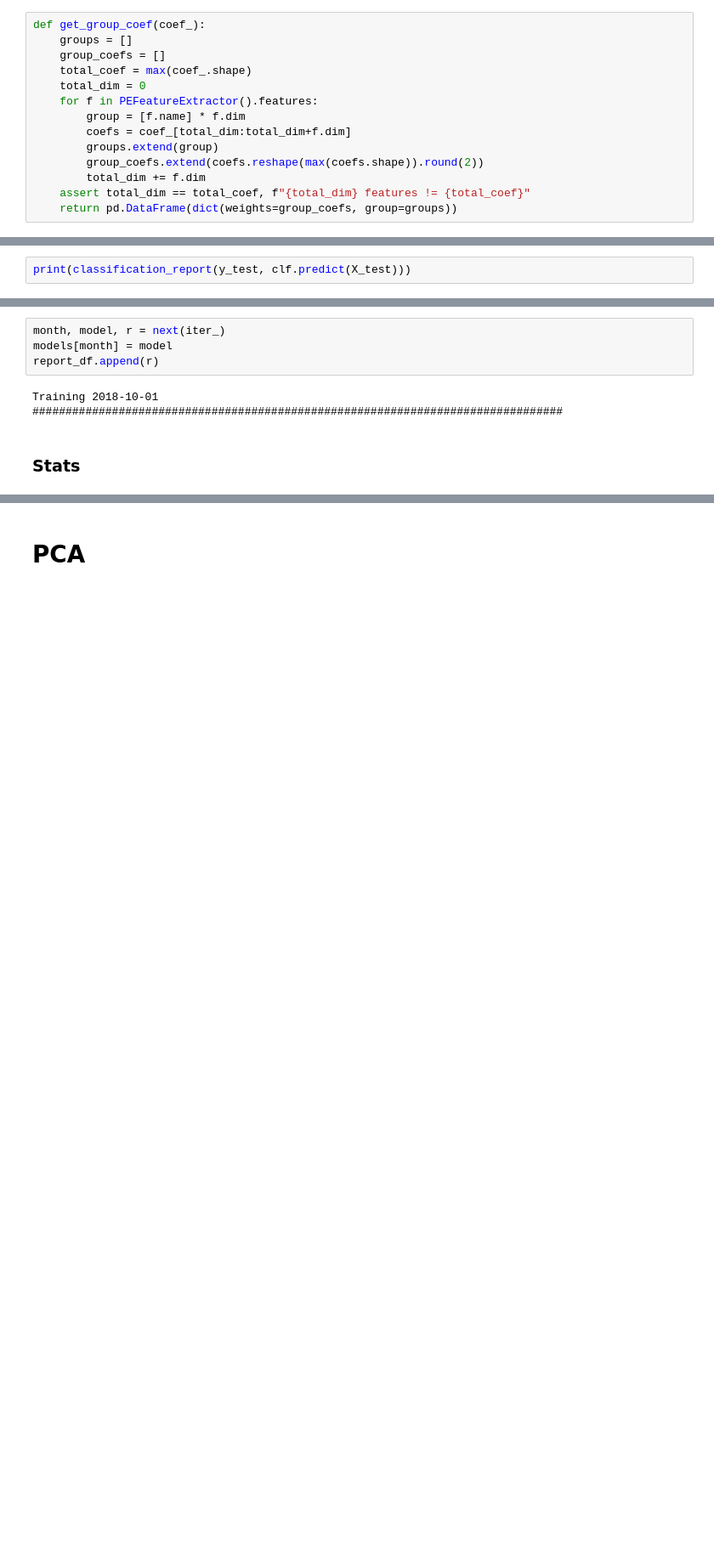
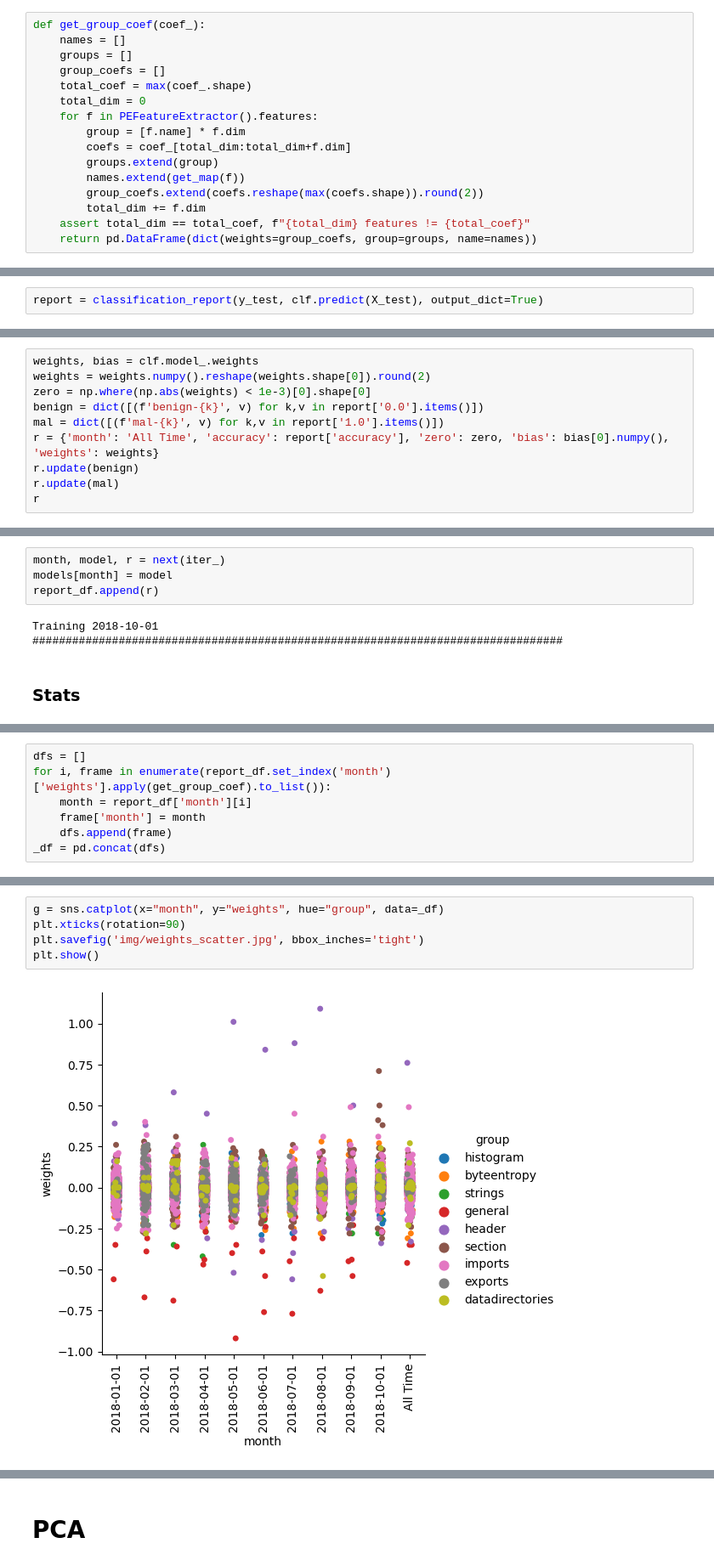
Before and after one commit to jmcrey/ember-analysis, a Jupyter notebook: Ember Project.ipynb, the cells around one changed output, grey strips where cells are left out. Shown at 85% size. Saved outputs shown, nothing was run; the diff lists cells and outputs as text; blank space fills up the shorter version.

```diff
--- a/Ember Project.ipynb
+++ b/Ember Project.ipynb
@@ -161,6 +162,7 @@ def get_avg_coef(coef_):
     return average
 # %%
 def get_group_coef(coef_):
+    names = []
     groups = []
     group_coefs = []
     total_coef = max(coef_.shape)
@@ -169,10 +171,11 @@ def get_group_coef(coef_):
         group = [f.name] * f.dim
         coefs = coef_[total_dim:total_dim+f.dim]
         groups.extend(group)
+        names.extend(get_map(f))
         group_coefs.extend(coefs.reshape(max(coefs.shape)).round(2))
         total_dim += f.dim
     assert total_dim == total_coef, f"{total_dim} features != {total_coef}"
-    return pd.DataFrame(dict(weights=group_coefs, group=groups))
+    return pd.DataFrame(dict(weights=group_coefs, group=groups, name=names))
 # %%
 def get_zero_coef(coef_):
     total_coef = coef_.shape[0]
@@ -391,3 +389,3 @@ clf.score(X_test, y_test)
 # %%
-print(classification_report(y_test, clf.predict(X_test)))
+report = classification_report(y_test, clf.predict(X_test), output_dict=True)
 # %% [output]
@@ -444,0 +393,10 @@ WARNING:   in the feature calculations.
+# %%
+weights, bias = clf.model_.weights
+weights = weights.numpy().reshape(weights.shape[0]).round(2)
+zero = np.where(np.abs(weights) < 1e-3)[0].shape[0]
+benign = dict([(f'benign-{k}', v) for k,v in report['0.0'].items()])
+mal = dict([(f'mal-{k}', v) for k,v in report['1.0'].items()])
+r = {'month': 'All Time', 'accuracy': report['accuracy'], 'zero': zero, 'bias': bias[0].numpy(), 'weights': weights}
+r.update(benign)
+r.update(mal)
+r
@@ -745,0 +575,7 @@ WARNING:   in the feature calculations.
+# %%
+dfs = []
+for i, frame in enumerate(report_df.set_index('month')['weights'].apply(get_group_coef).to_list()):
+    month = report_df['month'][i]
+    frame['month'] = month
+    dfs.append(frame)
+_df = pd.concat(dfs)
@@ -745,0 +600,7 @@ WARNING:   in the feature calculations.
+# %%
+g = sns.catplot(x="month", y="weights", hue="group", data=_df)
+plt.xticks(rotation=90)
+plt.savefig('img/weights_scatter.jpg', bbox_inches='tight')
+plt.show()
+# %% [output]
+[figure, added]
```
Also changed, not shown: parts of 66 cells of this notebook, 10 other files.
